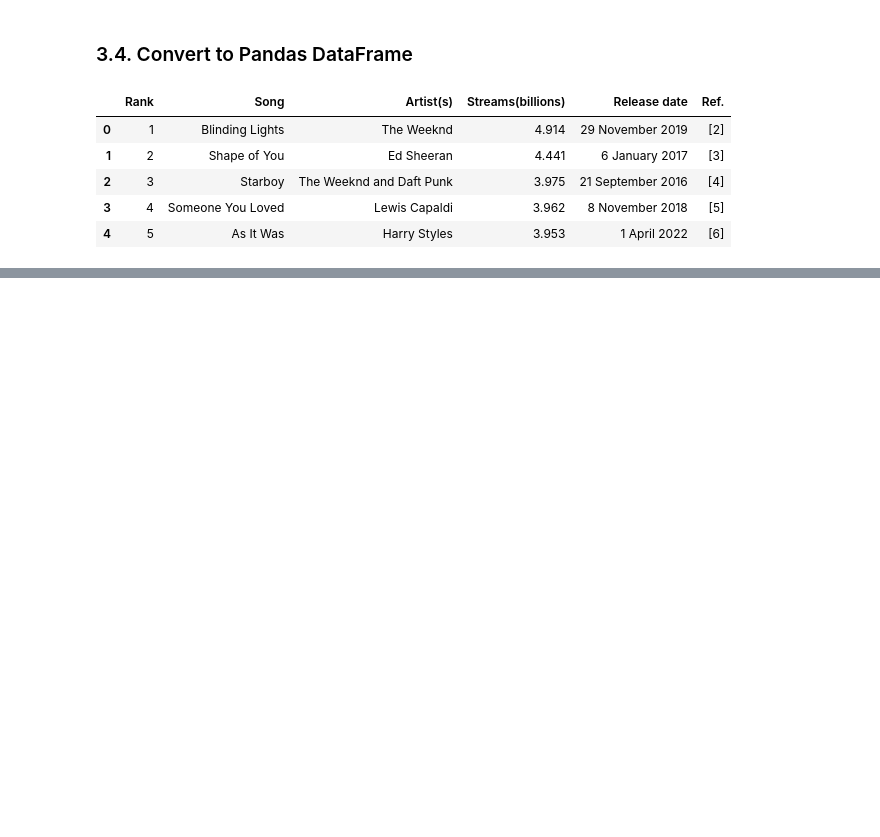
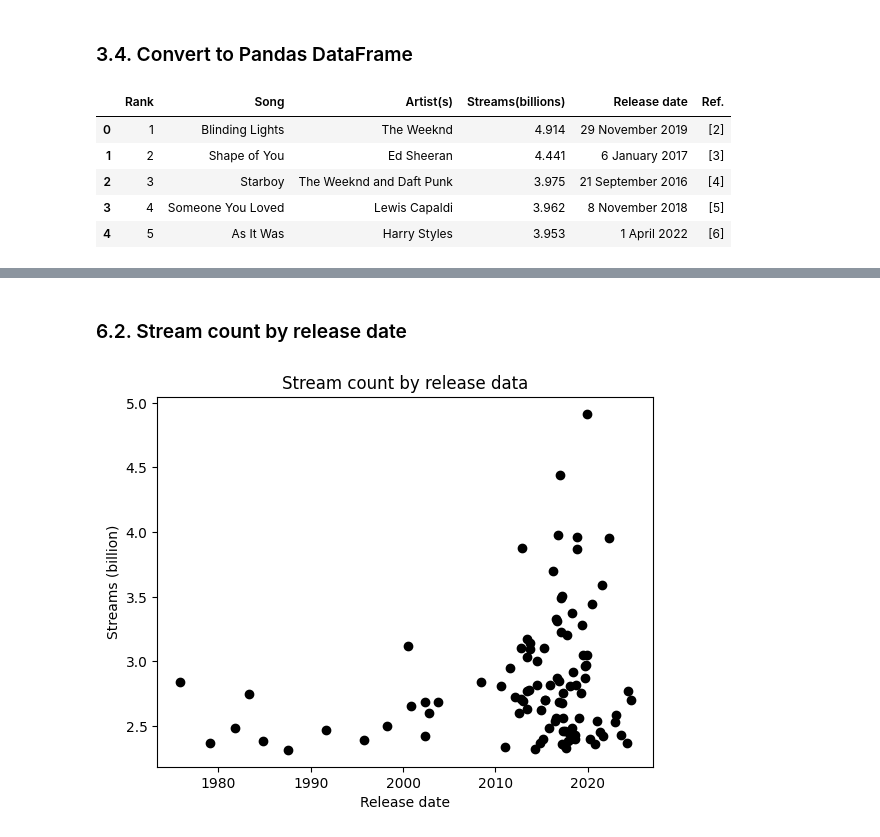
Before and after one commit to 4GeeksAcademy/gperdrizet-web-scraping-project-tutorial, a Jupyter notebook: src/explore.ipynb, the cells around one changed output, grey strips where cells are left out. Drawn from its saved outputs; the diff is of its cells as text; code cells hidden in the pictures; blank space fills up the shorter version.

```diff
--- a/src/explore.ipynb
+++ b/src/explore.ipynb
@@ -114,0 +192,10 @@ results_df.head()
+# %% [markdown]
+### 6.2. Stream count by release date
+# %%
+plt.title('Stream count by release data')
+plt.scatter(results_df['Release date'], results_df['Streams(billions)'], color='black')
+plt.xlabel('Release date')
+plt.ylabel('Streams (billion)')
+plt.show()
+# %% [output]
+[figure, added]
```
Also changed, not shown: parts of 17 cells of this notebook.
